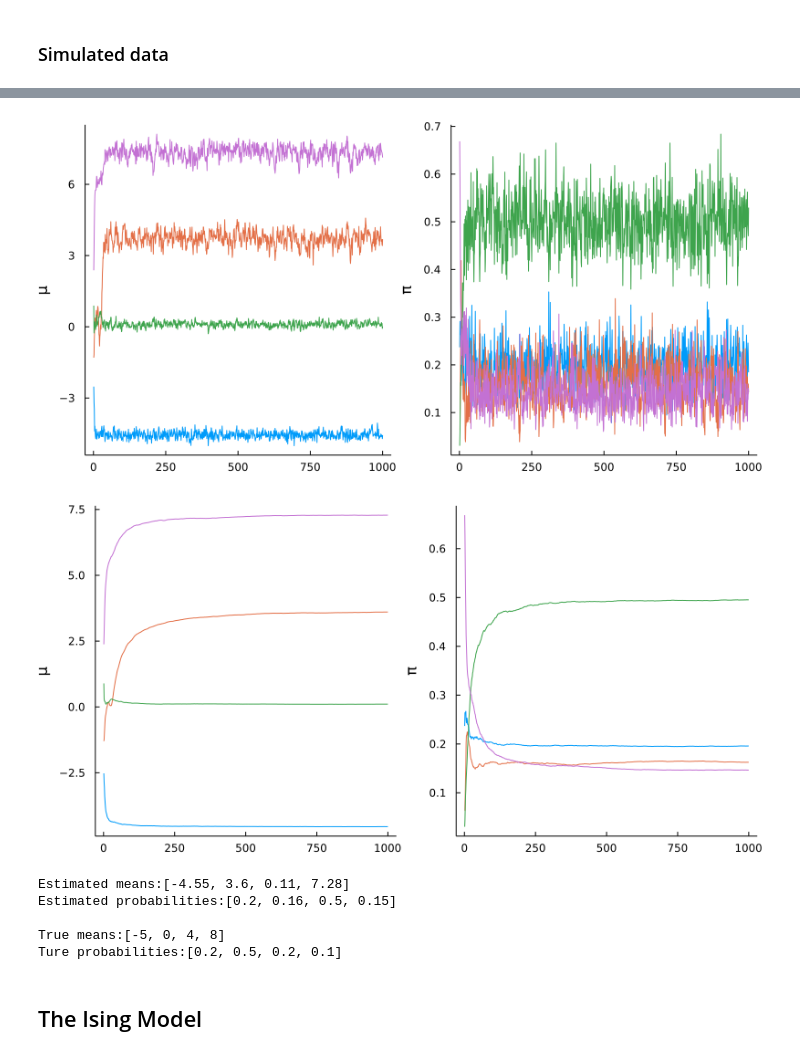
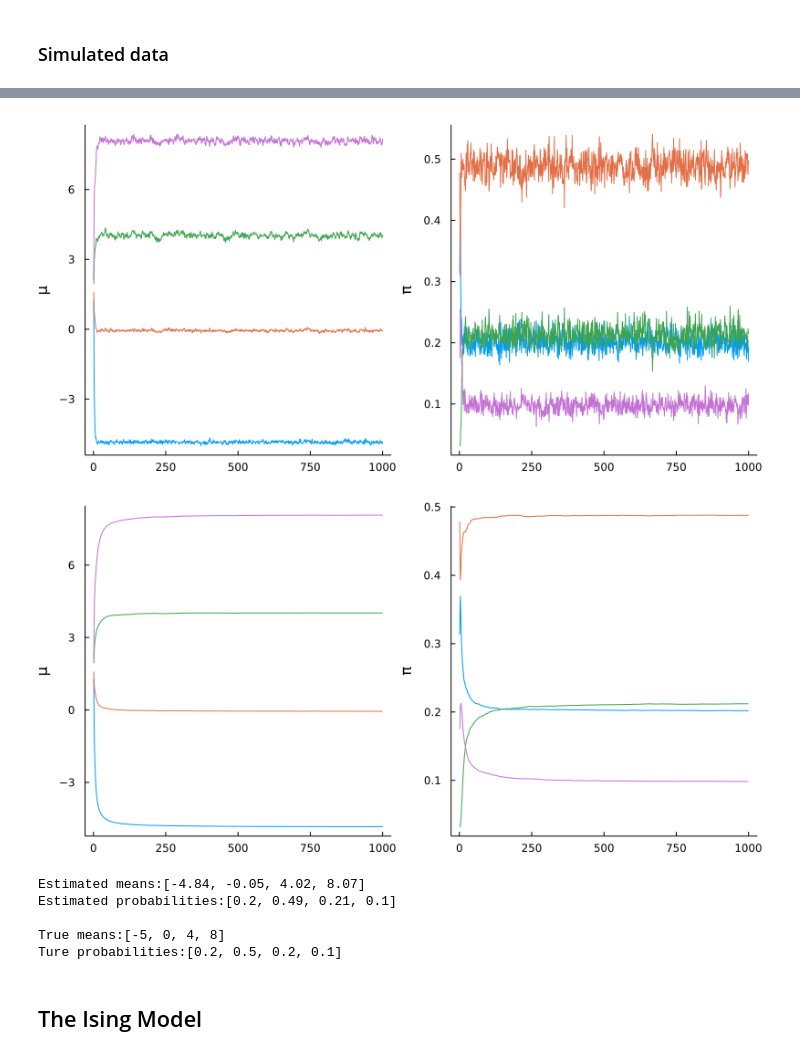
Before and after one commit to Kaasiak/MonteCarloCasino, a Jupyter notebook: 05-data-augmentation.ipynb, the cells around one changed output, grey strips where cells are left out. Drawn from its saved outputs; the diff is of its cells as text; code cells hidden in the pictures.

```diff
--- a/05-data-augmentation.ipynb
+++ b/05-data-augmentation.ipynb
@@ -43,7 +46,7 @@ $$
 τ = 0.8
 π = [0.2, 0.5, 0.2, 0.1]
 K = length(π)
-N = 100
+N = 1000
 
 # data simulation
 Y = zeros(0)
@@ -62,6 +65,6 @@ function f(x, π, μ, τ)
 end
 
 g(x) = f(x, π, μ, τ)
-histogram(Y, bins=50, normed=true, title="Simulated data histogram")
+histogram(Y, bins=100, normed=true, title="Simulated data histogram")
 plot!(g, -10, 10, width=2)
 # %% [output]
@@ -79,7 +82,7 @@ function draw_Z(y; μ, π, τ)
     sample([1:1:K;], Weights(p))
 end
 
-function mix_gibbs_sample(;data, α0, τ0, μ0, N_iter=1000)
+function mix_gibbs_sample(;data, α0, τ0, μ0, n_iter=1000)
     Y = data
     K = length(α0)
     prior_π = Dirichlet(α0)
@@ -87,13 +90,13 @@ function mix_gibbs_sample(;data, α0, τ0, μ0, N_iter=1000)
     n = length(Y)  # number of data points
     col_μ = [1:1:K;]
     col_π = [K+1:1:2*K;]
-    X = Array{Float64, 2}(undef, N_iter, 2*K)
+    X = Array{Float64, 2}(undef, n_iter, 2*K)
 
     # draw starting values
     X[1, col_μ] = sort(rand(prior_μ, K))
     X[1, col_π] = rand(prior_π)
 
-    for t in range(2, N_iter)
+    for t in range(2, n_iter)
         # draw Z1, ..., Zn
         Z = draw_Z.(Y, μ=X[t - 1, col_μ], π=X[t - 1, col_π], τ=τ)
         # draw μ1, ..., μK
@@ -112,11 +115,11 @@ function mix_gibbs_sample(;data, α0, τ0, μ0, N_iter=1000)
     X
 end;
 # %%
-N_iter = 1000
+n_iter = 1000
 α0 = fill(1, K)
 τ0 = 0.5
 μ0 = 0
-X = mix_gibbs_sample(data=Y, α0=α0, τ0=τ0, μ0=μ0, N_iter=N_iter)
+X = mix_gibbs_sample(data=Y, α0=α0, τ0=τ0, μ0=μ0, n_iter=n_iter)
 col_μ = [1:1:K;]
 col_π = [K+1:1:2*K;];
 # %%
@@ -124,23 +127,23 @@ col_π = [K+1:1:2*K;];
 plot(X[:, col_μ], layout = (1,2), size = (800, 400), subplot=1, ylab="\\mu")
 plot!(X[:, col_π], subplot=2, ylab="\\pi")
 # %% [output]
-[figure, old version]
+[figure, new version]
 # %%
 # ergodic averages
-Z = cumsum(X, dims=1) ./ [1:1:N_iter;]
+Z = cumsum(X, dims=1) ./ [1:1:n_iter;]
 plot(Z[:, col_μ], layout = (1,2), size = (800, 400), subplot=1, ylab="\\mu")
 plot!(Z[:, col_π], subplot=2, ylab="\\pi")
 # %% [output]
-[figure, old version]
+[figure, new version]
 # %%
-println("Estimated means:", round.(Z[N_iter, col_μ], digits=2))
-println("Estimated probabilities:", round.(Z[N_iter, col_π], digits=2))
+println("Estimated means:", round.(Z[n_iter, col_μ], digits=2))
+println("Estimated probabilities:", round.(Z[n_iter, col_π], digits=2))
 
 println("\nTrue means:", μ)
 println("Ture probabilities:", π)
 # %% [output]
-Estimated means:[-4.55, 3.6, 0.11, 7.28]
-Estimated probabilities:[0.2, 0.16, 0.5, 0.15]
+Estimated means:[-4.84, -0.05, 4.02, 8.07]
+Estimated probabilities:[0.2, 0.49, 0.21, 0.1]
 
 True means:[-5, 0, 4, 8]
 Ture probabilities:[0.2, 0.5, 0.2, 0.1]
```
Also changed, not shown: parts of 8 cells of this notebook.
